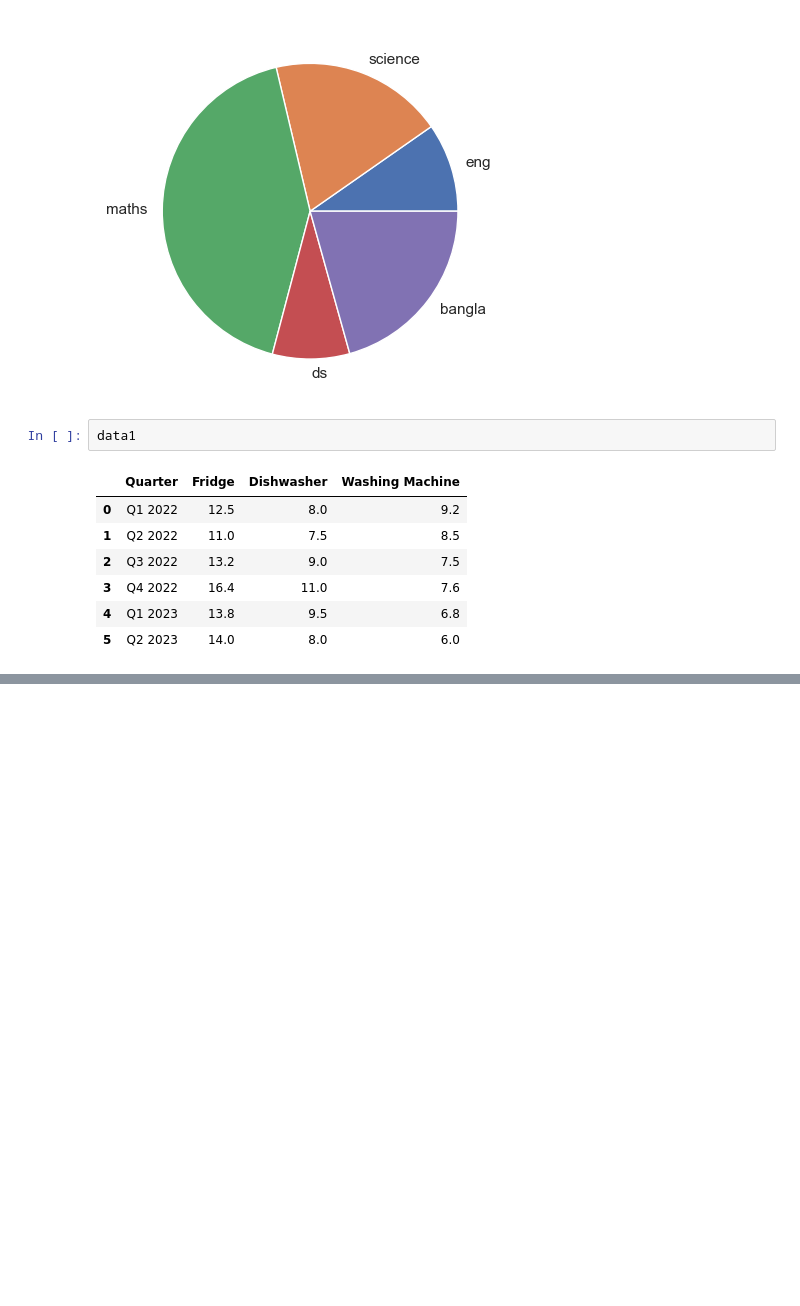
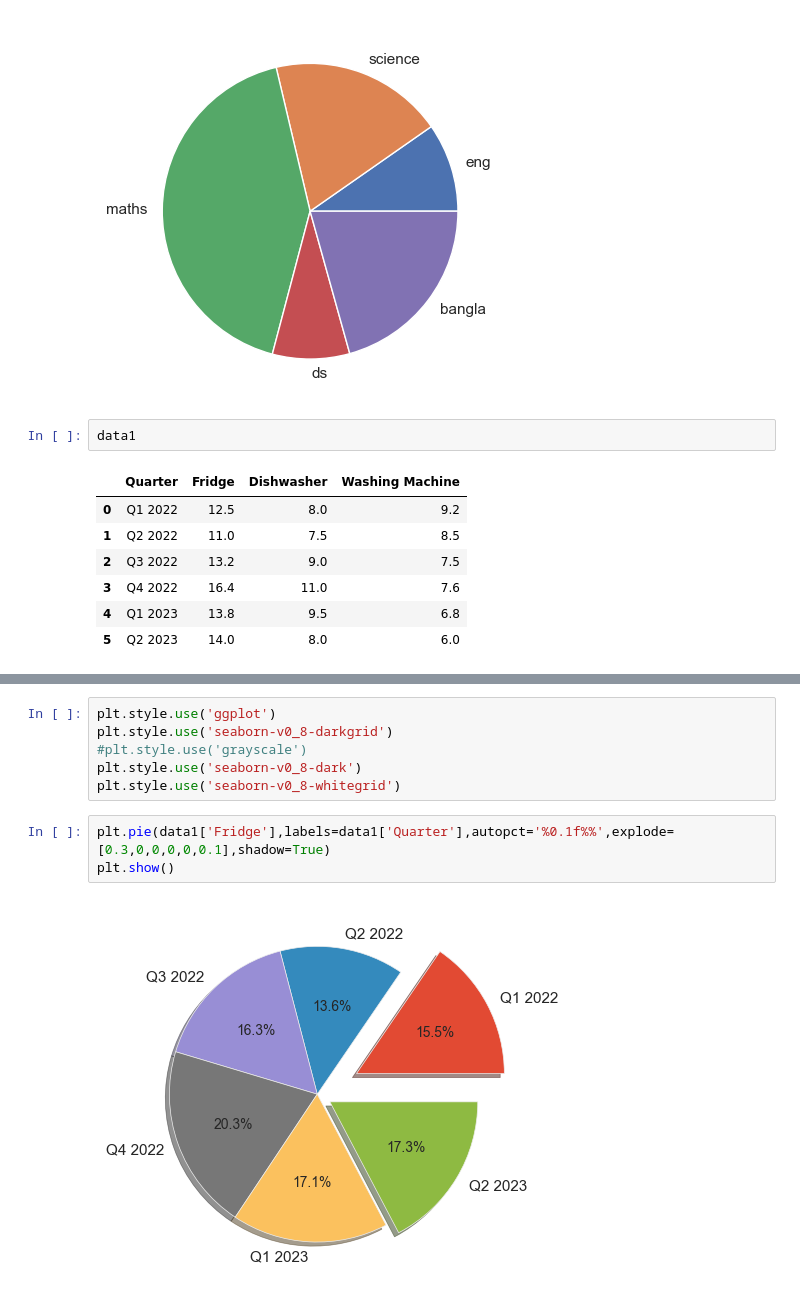
Before and after one commit to redwanhasan07208212/python-basic, a Jupyter notebook: Class_8/matplot.ipynb, the cells around one changed output, grey strips where cells are left out. Cells and saved outputs as stored; diff of their text form; blank space fills up the shorter version.

```diff
--- a/Class_8/matplot.ipynb
+++ b/Class_8/matplot.ipynb
@@ -372,0 +403,11 @@ data1
+# %%
+plt.style.use('ggplot')
+plt.style.use('seaborn-v0_8-darkgrid')
+#plt.style.use('grayscale')
+plt.style.use('seaborn-v0_8-dark')
+plt.style.use('seaborn-v0_8-whitegrid')
+# %%
+plt.pie(data1['Fridge'],labels=data1['Quarter'],autopct='%0.1f%%',explode=[0.3,0,0,0,0,0.1],shadow=True)
+plt.show()
+# %% [output]
+[figure, added]
```
Also changed, not shown: parts of 17 cells of this notebook, 1 other file.
